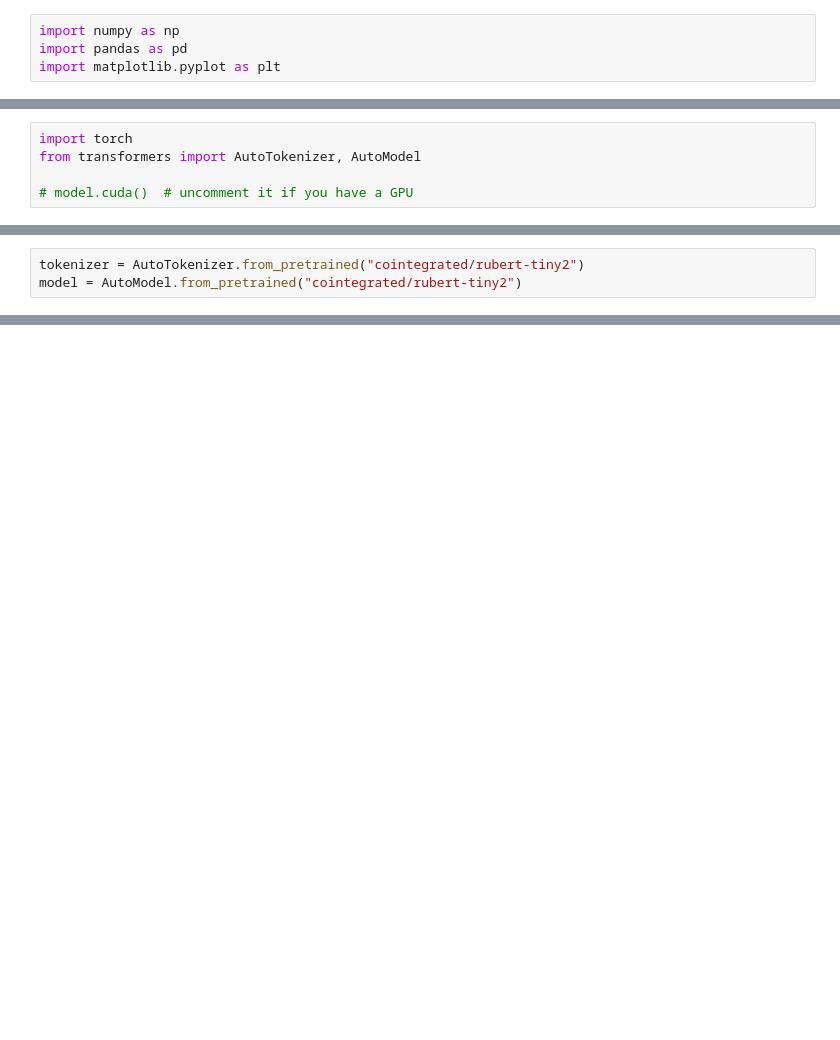
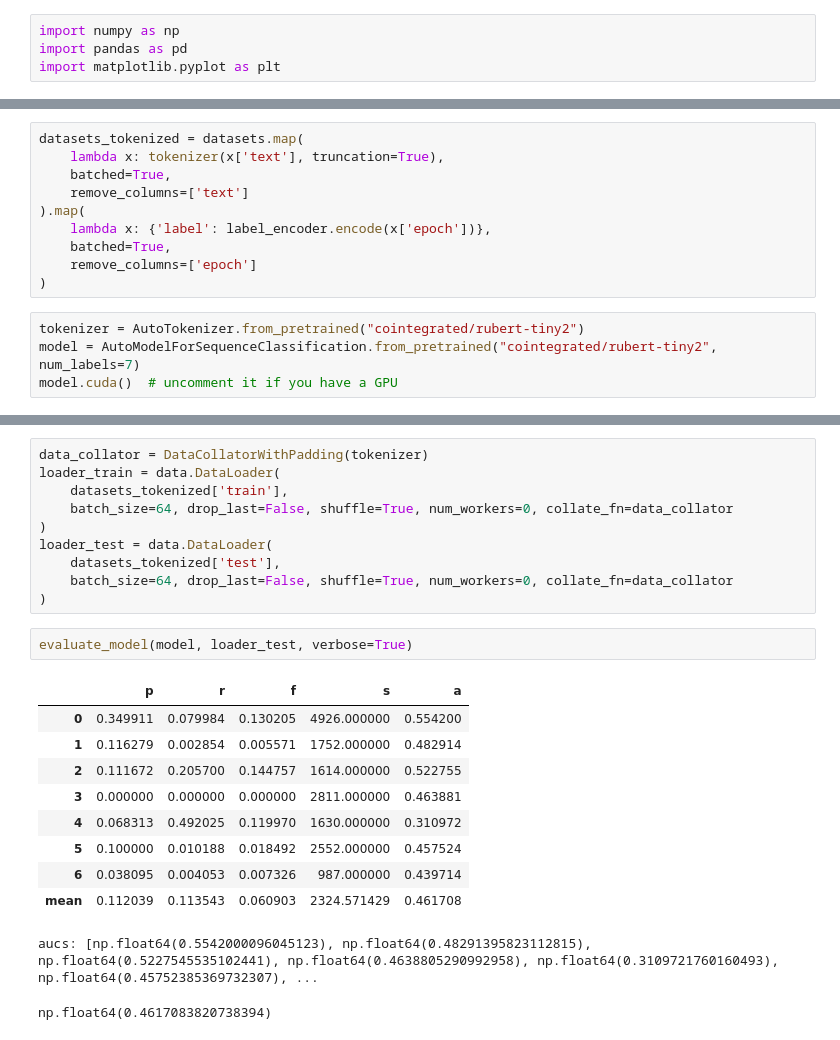
Before and after one commit to ponomarevandr/russian_poems_classification, a Jupyter notebook: sources/training_rubert.ipynb, the cells around one changed output, grey strips where cells are left out. Saved outputs shown, nothing was run; the diff lists cells and outputs as text; blank space fills up the shorter version.

```diff
--- a/sources/training_rubert.ipynb
+++ b/sources/training_rubert.ipynb
@@ -5,5 +105,14 @@ import matplotlib.pyplot as plt
+# %%
+datasets_tokenized = datasets.map(
+    lambda x: tokenizer(x['text'], truncation=True),
+    batched=True,
+    remove_columns=['text']
+).map(
+    lambda x: {'label': label_encoder.encode(x['epoch'])},
+    batched=True,
+    remove_columns=['epoch']
+)
 # %%
-import torch
-from transformers import AutoTokenizer, AutoModel
-
-# model.cuda()  # uncomment it if you have a GPU
+tokenizer = AutoTokenizer.from_pretrained("cointegrated/rubert-tiny2")
+model = AutoModelForSequenceClassification.from_pretrained("cointegrated/rubert-tiny2", num_labels=7)
+model.cuda()  # uncomment it if you have a GPU
@@ -10,3 +138,0 @@ from transformers import AutoTokenizer, AutoModel
-# %%
-tokenizer = AutoTokenizer.from_pretrained("cointegrated/rubert-tiny2")
-model = AutoModel.from_pretrained("cointegrated/rubert-tiny2")
@@ -24,0 +173,24 @@ print(embed_bert_cls('привет мир', model, tokenizer).shape)
+# %%
+data_collator = DataCollatorWithPadding(tokenizer)
+loader_train = data.DataLoader(
+    datasets_tokenized['train'],
+    batch_size=64, drop_last=False, shuffle=True, num_workers=0, collate_fn=data_collator
+)
+loader_test = data.DataLoader(
+    datasets_tokenized['test'],
+    batch_size=64, drop_last=False, shuffle=True, num_workers=0, collate_fn=data_collator
+)
+# %%
+evaluate_model(model, loader_test, verbose=True)
+# %% [output]
+|  | p | r | f | s | a |
+| 0 | 0.349911 | 0.079984 | 0.130205 | 4926.000000 | 0.554200 |
+| 1 | 0.116279 | 0.002854 | 0.005571 | 1752.000000 | 0.482914 |
+| 2 | 0.111672 | 0.205700 | 0.144757 | 1614.000000 | 0.522755 |
+| 3 | 0.000000 | 0.000000 | 0.000000 | 2811.000000 | 0.463881 |
+| 4 | 0.068313 | 0.492025 | 0.119970 | 1630.000000 | 0.310972 |
+| 5 | 0.100000 | 0.010188 | 0.018492 | 2552.000000 | 0.457524 |
+| 6 | 0.038095 | 0.004053 | 0.007326 | 987.000000 | 0.439714 |
+| mean | 0.112039 | 0.113543 | 0.060903 | 2324.571429 | 0.461708 |
+aucs: [np.float64(0.5542000096045123), np.float64(0.48291395823112815), np.float64(0.5227545535102441), np.float64(0.4638805290992958), np.float64(0.3109721760160493), np.float64(0.45752385369732307), ...
+np.float64(0.4617083820738394)
```
Also changed, not shown: parts of 30 cells of this notebook.
